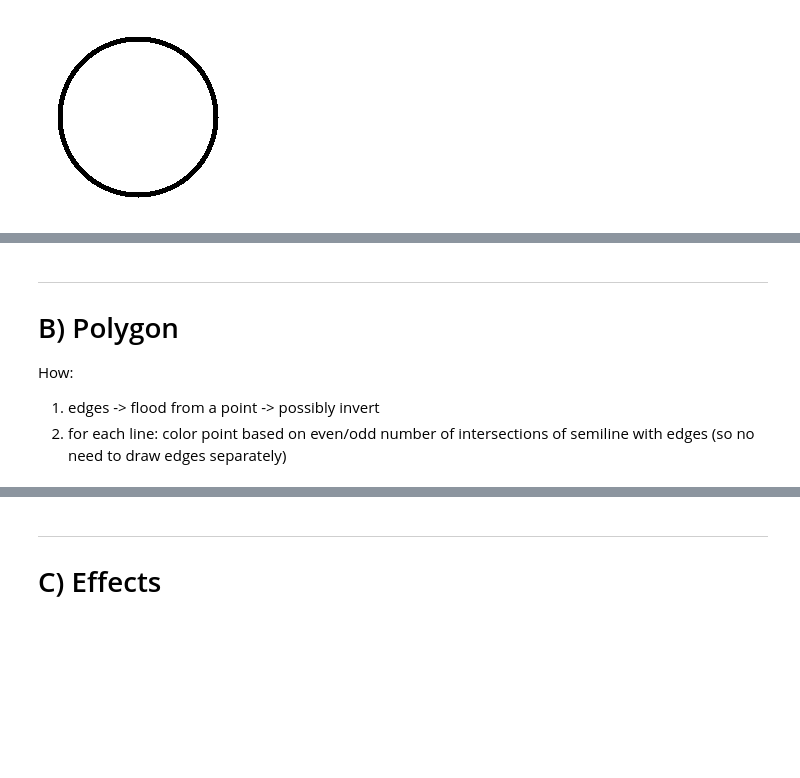
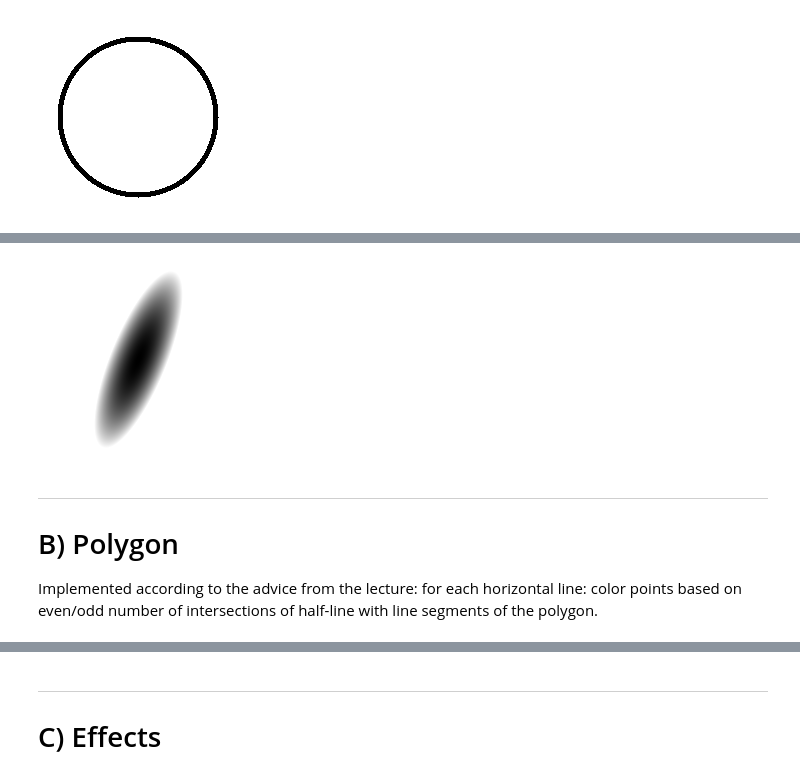
Before and after one commit to effa/iv122, a Jupyter notebook: 04-bitmap-graphics.ipynb, the cells around one changed output, grey strips where cells are left out. Cells and saved outputs as stored; diff of their text form; code cells hidden in the pictures; blank space fills up the shorter version.

Commit message:
Week 4: ellipse, polygon

```diff
--- a/04-bitmap-graphics.ipynb
+++ b/04-bitmap-graphics.ipynb
@@ -122,19 +151,19 @@ triangle(side=150, size=200)
 # %%
-# TODO: coloring
+# TODO: Fix - I'm not able to rotate the ellipse arbitrarily.
 
-def ellipse(a, b, size):
+def ellipse(a, b, c, size):
     mid = size / 2
     im = Image.new('RGB', (size, size), color='white')
-    def in_ellipse(x, y):
-        # TODO: use (x**2)/a, (y**2)/b, x*y/c
-        pass
-
-    im = Image.new('RGB', (size, size), color='white')
-    for x in range(size):
-        for y in range(size):
-            if in_ellipse(x, y):
-                im.putpixel((x, y), BLACK)
+    for ix in range(size):
+        for iy in range(size):
+            x = ix - mid
+            y = iy - mid
+            dist = (x/a)**2 + (y/b)**2 + (x*y/(c**2))
+            if dist <= 1:
+                intensity = int(255 * dist)
+                color = (intensity, intensity, intensity)
+                im.putpixel((ix, iy), color)
     return im
 
-ellipse(side=150, size=200)
+ellipse(a=30, b=60, c=35, size=200)
 # %% [output]
@@ -142,8 +170,10 @@ IndentationError: expected an indented block (<ipython-input-58-917643d82437>, l
+[figure, added]
 # %% [markdown]
 -----
 
 # B) Polygon
 
-How:
-1) edges -> flood from a point -> possibly invert
-2) for each line: color point based on even/odd number of intersections of semiline with edges (so no need to draw edges separately)
+Implemented according to the advice from the lecture:
+for each horizontal line:
+color points based on even/odd number of intersections of
+half-line with line segments of the polygon.
```
Also changed, not shown: parts of 4 cells of this notebook, 1 other file.
